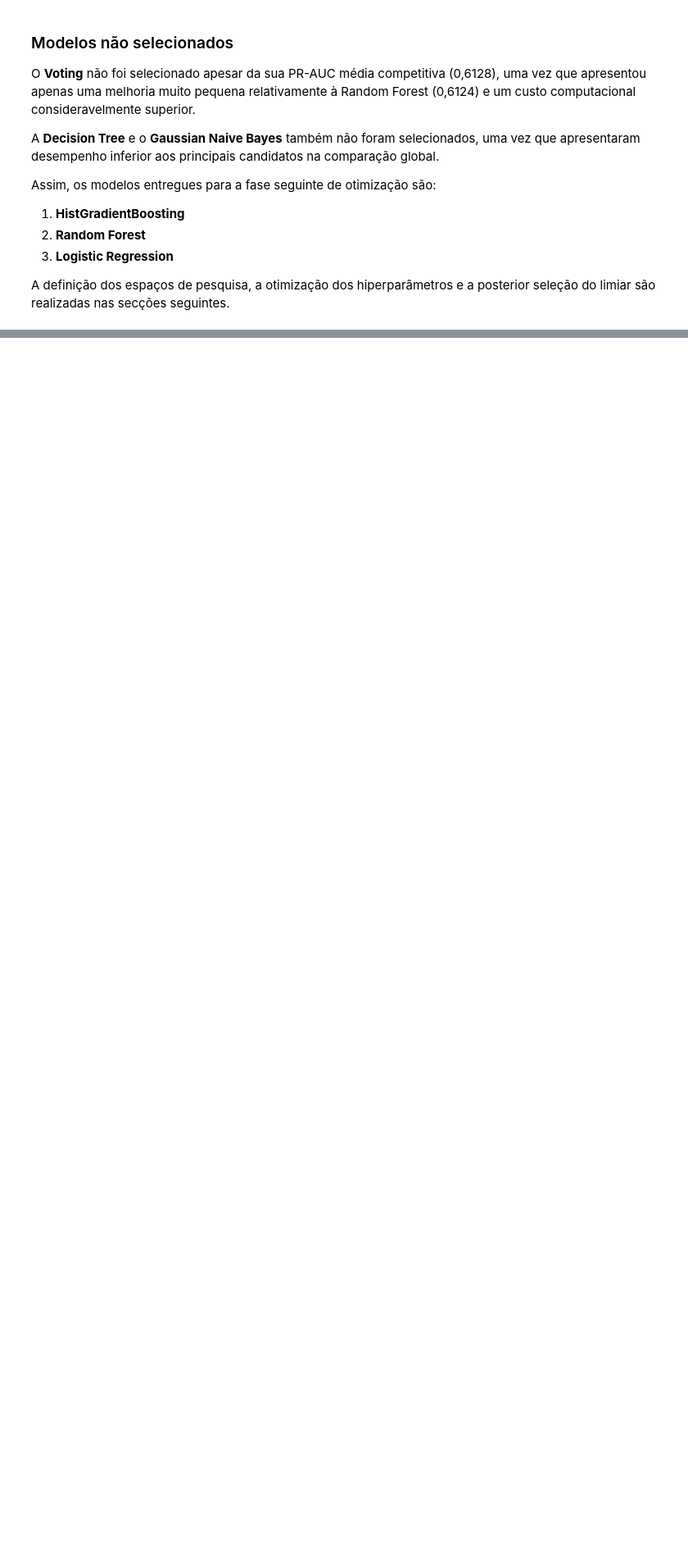
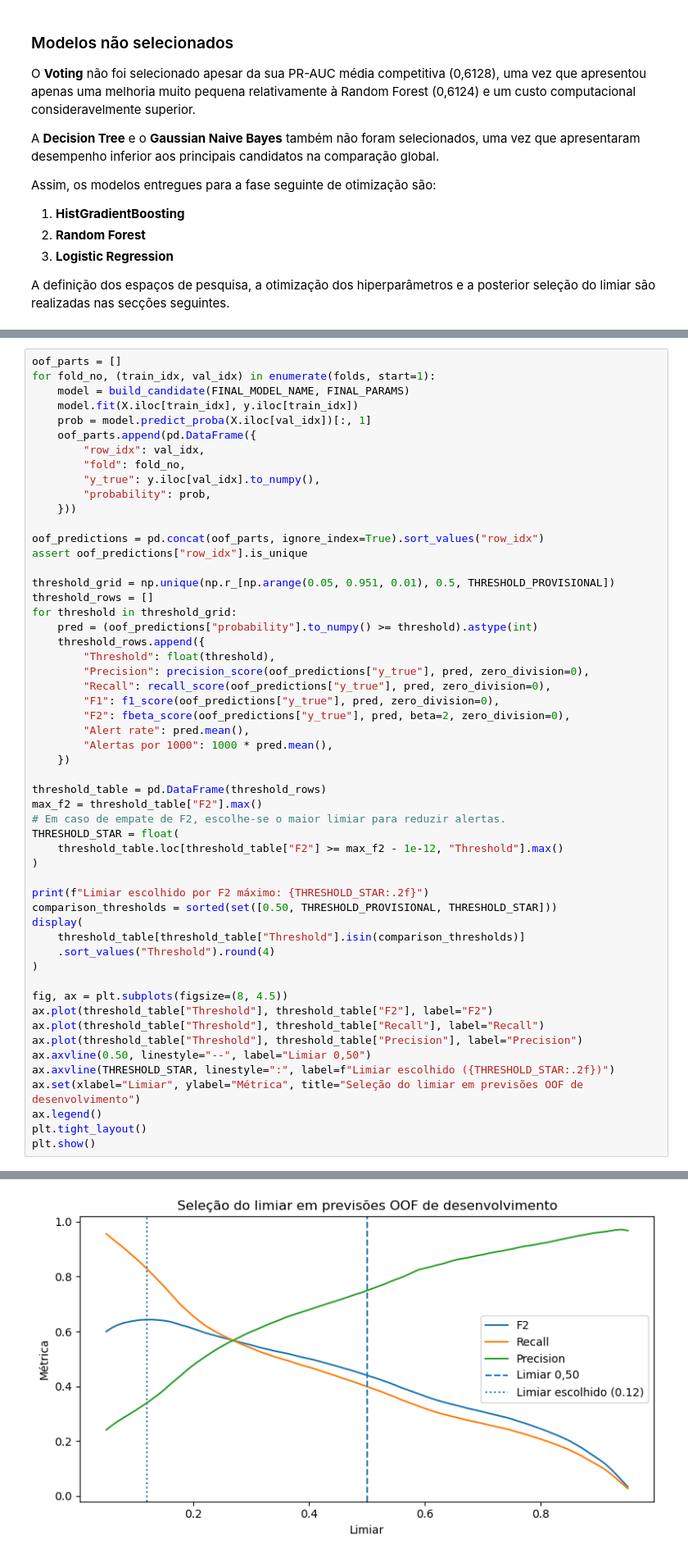
Before and after one commit to marianaCorreiia/MINDD-GPA-1260527-1211883-1231261, a Jupyter notebook: task4.ipynb, the cells around one changed output, grey strips where cells are left out. Shown at 82% size. Cells and saved outputs as stored; diff of their text form; blank space fills up the shorter version.

```diff
--- a/task4.ipynb
+++ b/task4.ipynb
@@ -42,0 +584,55 @@ A definição dos espaços de pesquisa, a otimização dos hiperparâmetros e a
+# %%
+oof_parts = []
+for fold_no, (train_idx, val_idx) in enumerate(folds, start=1):
+    model = build_candidate(FINAL_MODEL_NAME, FINAL_PARAMS)
+    model.fit(X.iloc[train_idx], y.iloc[train_idx])
+    prob = model.predict_proba(X.iloc[val_idx])[:, 1]
+    oof_parts.append(pd.DataFrame({
+        "row_idx": val_idx,
+        "fold": fold_no,
+        "y_true": y.iloc[val_idx].to_numpy(),
+        "probability": prob,
+    }))
+
+oof_predictions = pd.concat(oof_parts, ignore_index=True).sort_values("row_idx")
+assert oof_predictions["row_idx"].is_unique
+
+threshold_grid = np.unique(np.r_[np.arange(0.05, 0.951, 0.01), 0.5, THRESHOLD_PROVISIONAL])
+threshold_rows = []
+for threshold in threshold_grid:
+    pred = (oof_predictions["probability"].to_numpy() >= threshold).astype(int)
+    threshold_rows.append({
+        "Threshold": float(threshold),
+        "Precision": precision_score(oof_predictions["y_true"], pred, zero_division=0),
+        "Recall": recall_score(oof_predictions["y_true"], pred, zero_division=0),
+        "F1": f1_score(oof_predictions["y_true"], pred, zero_division=0),
+        "F2": fbeta_score(oof_predictions["y_true"], pred, beta=2, zero_division=0),
+        "Alert rate": pred.mean(),
+        "Alertas por 1000": 1000 * pred.mean(),
+    })
+
+threshold_table = pd.DataFrame(threshold_rows)
+max_f2 = threshold_table["F2"].max()
+# Em caso de empate de F2, escolhe-se o maior limiar para reduzir alertas.
+THRESHOLD_STAR = float(
+    threshold_table.loc[threshold_table["F2"] >= max_f2 - 1e-12, "Threshold"].max()
+)
+
+print(f"Limiar escolhido por F2 máximo: {THRESHOLD_STAR:.2f}")
+comparison_thresholds = sorted(set([0.50, THRESHOLD_PROVISIONAL, THRESHOLD_STAR]))
+display(
+    threshold_table[threshold_table["Threshold"].isin(comparison_thresholds)]
+    .sort_values("Threshold").round(4)
+)
+
+fig, ax = plt.subplots(figsize=(8, 4.5))
+ax.plot(threshold_table["Threshold"], threshold_table["F2"], label="F2")
+ax.plot(threshold_table["Threshold"], threshold_table["Recall"], label="Recall")
+ax.plot(threshold_table["Threshold"], threshold_table["Precision"], label="Precision")
+ax.axvline(0.50, linestyle="--", label="Limiar 0,50")
+ax.axvline(THRESHOLD_STAR, linestyle=":", label=f"Limiar escolhido ({THRESHOLD_STAR:.2f})")
+ax.set(xlabel="Limiar", ylabel="Métrica", title="Seleção do limiar em previsões OOF de desenvolvimento")
+ax.legend()
+plt.tight_layout()
+plt.show()
+# %% [output]
@@ -42,0 +644 @@ A definição dos espaços de pesquisa, a otimização dos hiperparâmetros e a
+[figure, added]
```
Also changed, not shown: parts of 26 cells of this notebook.
